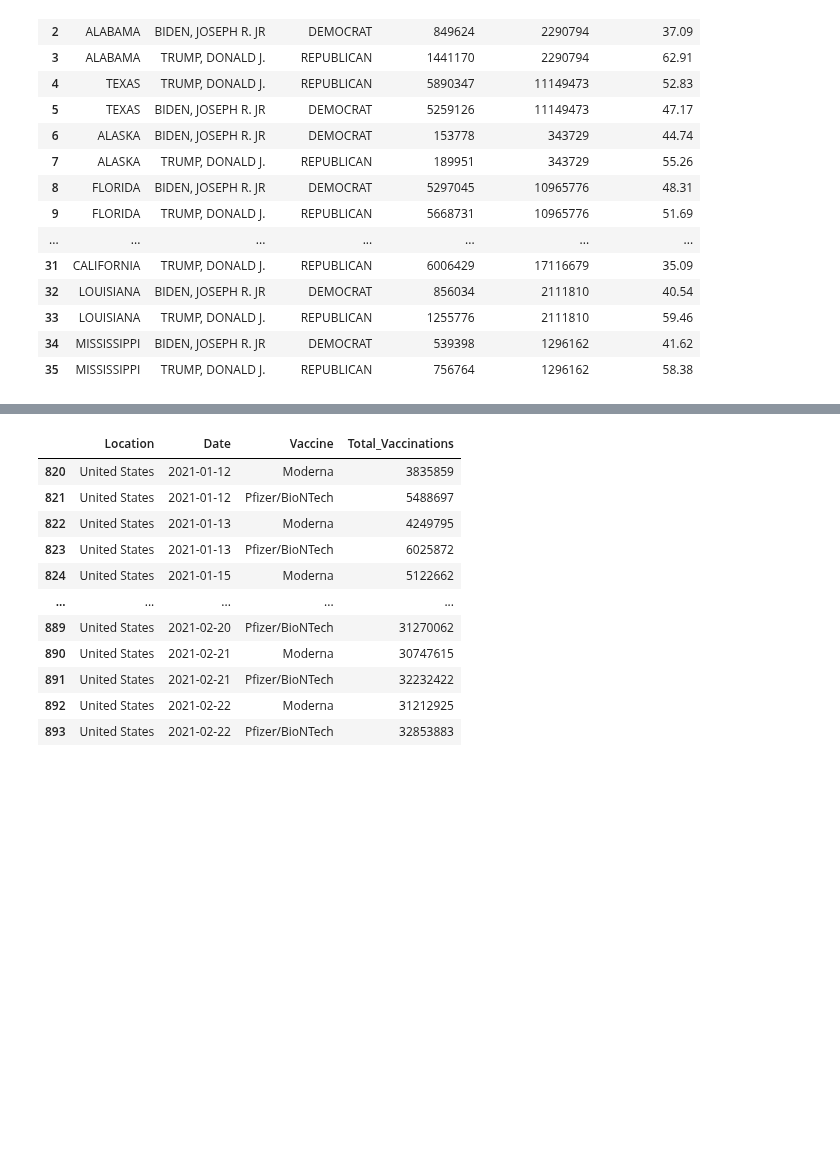
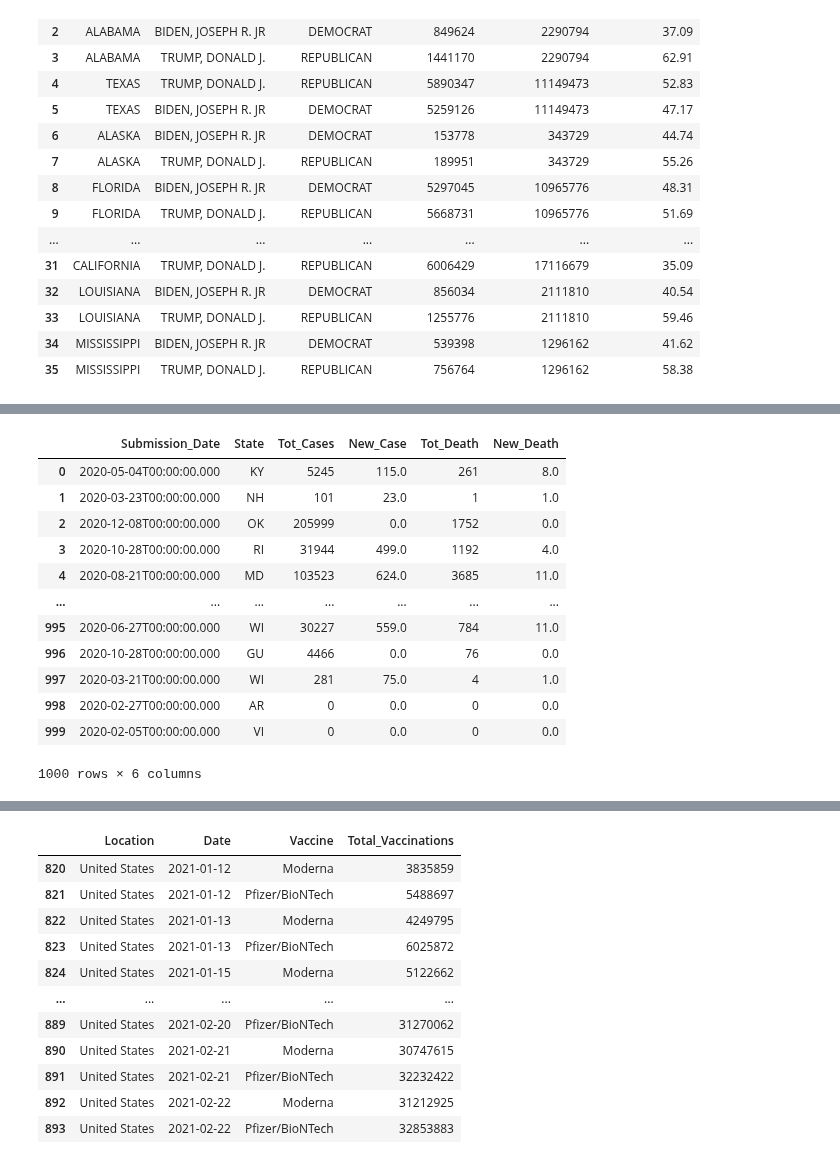
Before and after one commit to tduron3/I_Have_No_Clue, a Jupyter notebook: Project_6.ipynb, the cells around one changed output, grey strips where cells are left out. Drawn from its saved outputs; the diff is of its cells as text; code cells hidden in the pictures; blank space fills up the shorter version.

```diff
--- a/Project_6.ipynb
+++ b/Project_6.ipynb
@@ -869,16 +878,32 @@ https://data.cdc.gov/resource/9mfq-cb36.json
 # %%
 # COVID Cases and Deaths Per State (cont.)
 
 # Create DataFrame out of .json
 df_state_data = pd.DataFrame(st_case_death_json)
 
 # Print DF_State_Data
 df_state_data
 df_state_data.head()
 
 # Select Necessary Data
-df_state_data = pd.DataFrame(df_state_data, columns=['state','tot_cases','new_case','tot_death','new_death'])
+df_state_data = pd.DataFrame(df_state_data, columns=['submission_date','state','tot_cases','new_case','tot_death','new_death'])
 
 # Print DF_State_Data
 df_state_data
-df_state_data.to_csv(r'C:\Users\Tony Duron\Project1-TD\Resources\state_all2.csv')
+
+# Rename Columns and Print
+df_state_data.rename(columns = {'submission_date':'Submission_Date','state':'State','tot_cases':'Tot_Cases','new_case':'New_Case','tot_death':'Tot_Death','new_death':'New_Death'})
+# %% [output]
+|  | Submission_Date | State | Tot_Cases | New_Case | Tot_Death | New_Death |
+| 0 | 2020-05-04T00:00:00.000 | KY | 5245 | 115.0 | 261 | 8.0 |
+| 1 | 2020-03-23T00:00:00.000 | NH | 101 | 23.0 | 1 | 1.0 |
+| 2 | 2020-12-08T00:00:00.000 | OK | 205999 | 0.0 | 1752 | 0.0 |
+| 3 | 2020-10-28T00:00:00.000 | RI | 31944 | 499.0 | 1192 | 4.0 |
+| 4 | 2020-08-21T00:00:00.000 | MD | 103523 | 624.0 | 3685 | 11.0 |
+| ... | ... | ... | ... | ... | ... | ... |
+| 995 | 2020-06-27T00:00:00.000 | WI | 30227 | 559.0 | 784 | 11.0 |
+| 996 | 2020-10-28T00:00:00.000 | GU | 4466 | 0.0 | 76 | 0.0 |
+| 997 | 2020-03-21T00:00:00.000 | WI | 281 | 75.0 | 4 | 1.0 |
+| 998 | 2020-02-27T00:00:00.000 | AR | 0 | 0.0 | 0 | 0.0 |
+| 999 | 2020-02-05T00:00:00.000 | VI | 0 | 0.0 | 0 | 0.0 |
+1000 rows × 6 columns
```
Also changed, not shown: parts of 12 cells of this notebook, 1 other file.
